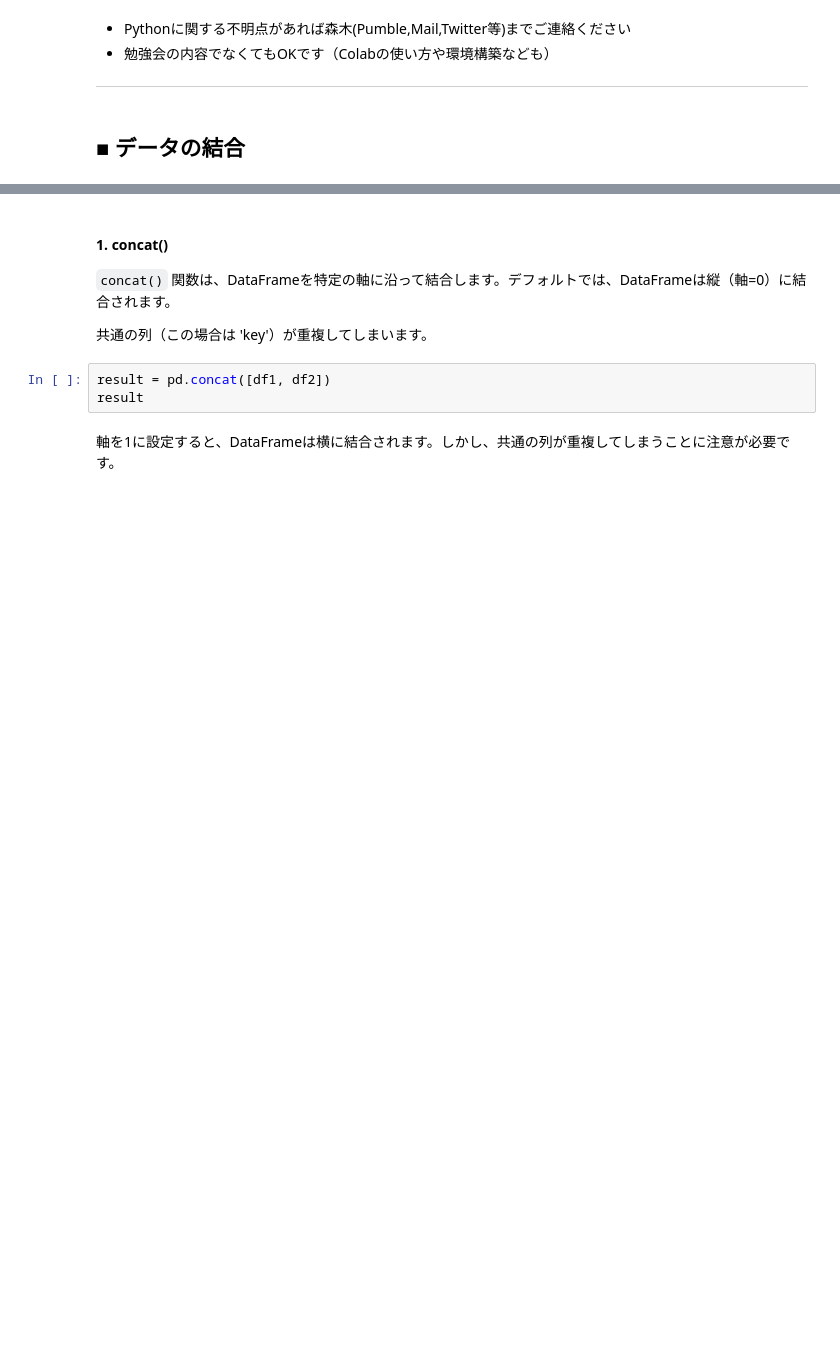
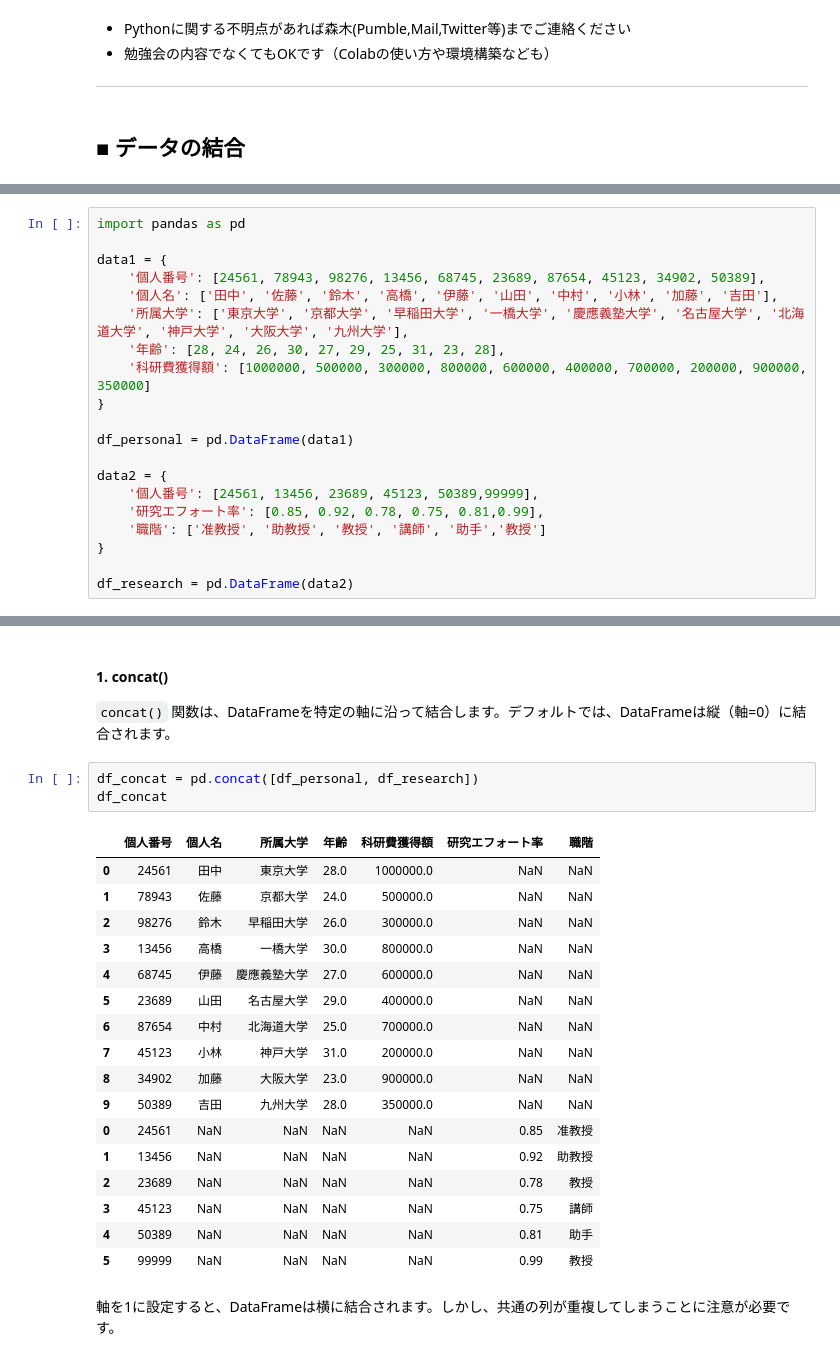
Before and after one commit to gmoriki/C4RA-Python-Tutorials, a Jupyter notebook: 0623/0623_Tutorial.ipynb, the cells around one changed output, grey strips where cells are left out. Cells and saved outputs as stored; diff of their text form; blank space fills up the shorter version.

```diff
--- a/0623/0623_Tutorial.ipynb
+++ b/0623/0623_Tutorial.ipynb
@@ -48,0 +55,20 @@ df2 = pd.DataFrame({
+# %%
+import pandas as pd
+
+data1 = {
+    '個人番号': [24561, 78943, 98276, 13456, 68745, 23689, 87654, 45123, 34902, 50389],
+    '個人名': ['田中', '佐藤', '鈴木', '高橋', '伊藤', '山田', '中村', '小林', '加藤', '吉田'],
+    '所属大学': ['東京大学', '京都大学', '早稲田大学', '一橋大学', '慶應義塾大学', '名古屋大学', '北海道大学', '神戸大学', '大阪大学', '九州大学'],
+    '年齢': [28, 24, 26, 30, 27, 29, 25, 31, 23, 28],
+    '科研費獲得額': [1000000, 500000, 300000, 800000, 600000, 400000, 700000, 200000, 900000, 350000]
+}
+
+df_personal = pd.DataFrame(data1)
+
+data2 = {
+    '個人番号': [24561, 13456, 23689, 45123, 50389,99999],
+    '研究エフォート率': [0.85, 0.92, 0.78, 0.75, 0.81,0.99],
+    '職階': ['准教授', '助教授', '教授', '講師', '助手','教授']
+}
+
+df_research = pd.DataFrame(data2)
@@ -49,11 +227,27 @@ df2 = pd.DataFrame({
 # %% [markdown]
 #### 1. concat()
 `concat()` 関数は、DataFrameを特定の軸に沿って結合します。デフォルトでは、DataFrameは縦（軸=0）に結合されます。
-
-共通の列（この場合は 'key'）が重複してしまいます。
-# %%
-result = pd.concat([df1, df2])
-result
+# %%
+df_concat = pd.concat([df_personal, df_research])
+df_concat
+# %% [output]
+|  | 個人番号 | 個人名 | 所属大学 | 年齢 | 科研費獲得額 | 研究エフォート率 | 職階 |
+| 0 | 24561 | 田中 | 東京大学 | 28.0 | 1000000.0 | NaN | NaN |
+| 1 | 78943 | 佐藤 | 京都大学 | 24.0 | 500000.0 | NaN | NaN |
+| 2 | 98276 | 鈴木 | 早稲田大学 | 26.0 | 300000.0 | NaN | NaN |
+| 3 | 13456 | 高橋 | 一橋大学 | 30.0 | 800000.0 | NaN | NaN |
+| 4 | 68745 | 伊藤 | 慶應義塾大学 | 27.0 | 600000.0 | NaN | NaN |
+| 5 | 23689 | 山田 | 名古屋大学 | 29.0 | 400000.0 | NaN | NaN |
+| 6 | 87654 | 中村 | 北海道大学 | 25.0 | 700000.0 | NaN | NaN |
+| 7 | 45123 | 小林 | 神戸大学 | 31.0 | 200000.0 | NaN | NaN |
+| 8 | 34902 | 加藤 | 大阪大学 | 23.0 | 900000.0 | NaN | NaN |
+| 9 | 50389 | 吉田 | 九州大学 | 28.0 | 350000.0 | NaN | NaN |
+| 0 | 24561 | NaN | NaN | NaN | NaN | 0.85 | 准教授 |
+| 1 | 13456 | NaN | NaN | NaN | NaN | 0.92 | 助教授 |
+| 2 | 23689 | NaN | NaN | NaN | NaN | 0.78 | 教授 |
+| 3 | 45123 | NaN | NaN | NaN | NaN | 0.75 | 講師 |
+| 4 | 50389 | NaN | NaN | NaN | NaN | 0.81 | 助手 |
+| 5 | 99999 | NaN | NaN | NaN | NaN | 0.99 | 教授 |
 # %% [markdown]
 軸を1に設定すると、DataFrameは横に結合されます。しかし、共通の列が重複してしまうことに注意が必要です。
 # %%
```
Also changed, not shown: parts of 34 cells of this notebook, 2 other files.
